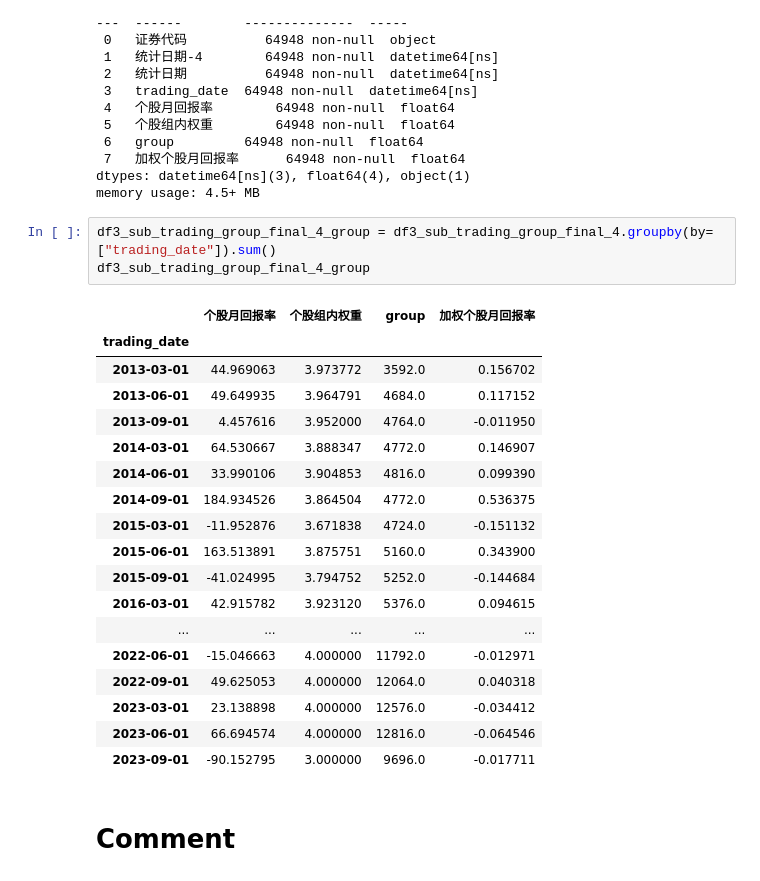
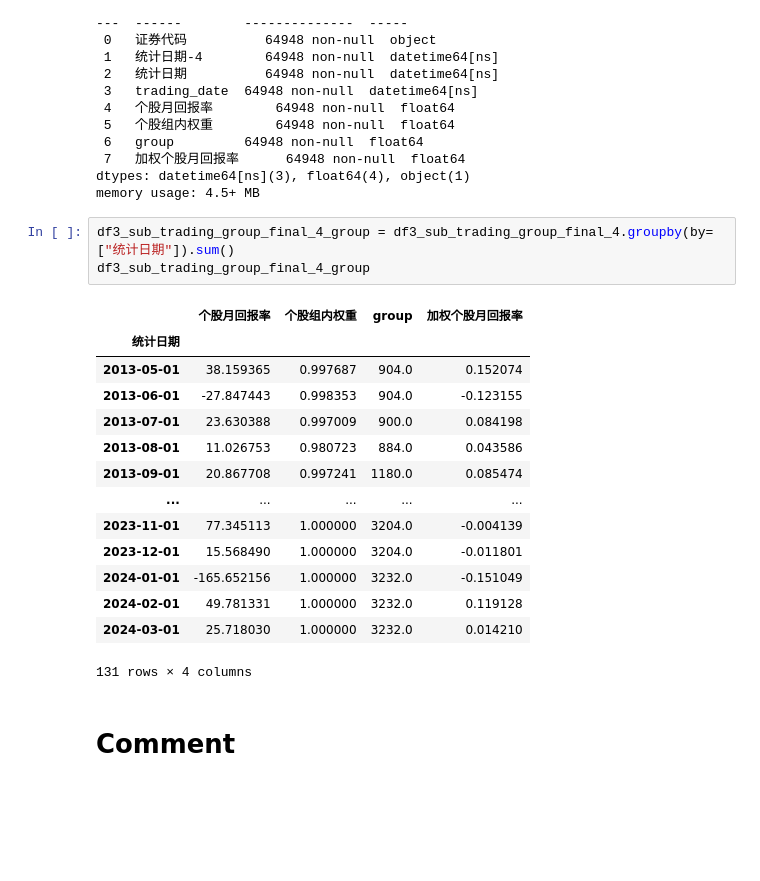
Before and after one commit to Prussia/playJupyter, a Jupyter notebook: testproj/计算加权回报率.ipynb, the cells around one changed output. Cells and saved outputs as stored; diff of their text form; blank space fills up the shorter version.

```diff
--- a/testproj/计算加权回报率.ipynb
+++ b/testproj/计算加权回报率.ipynb
@@ -1278,26 +1250,22 @@ Data columns (total 8 columns):
 dtypes: datetime64[ns](3), float64(4), object(1)
 memory usage: 4.5+ MB
 # %%
-df3_sub_trading_group_final_4_group = df3_sub_trading_group_final_4.groupby(by=["trading_date"]).sum()
+df3_sub_trading_group_final_4_group = df3_sub_trading_group_final_4.groupby(by=["统计日期"]).sum()
 df3_sub_trading_group_final_4_group
 # %% [output]
 |  | 个股月回报率 | 个股组内权重 | group | 加权个股月回报率 |
-| trading_date |  |  |  |  |
-| 2013-03-01 | 44.969063 | 3.973772 | 3592.0 | 0.156702 |
-| 2013-06-01 | 49.649935 | 3.964791 | 4684.0 | 0.117152 |
-| 2013-09-01 | 4.457616 | 3.952000 | 4764.0 | -0.011950 |
-| 2014-03-01 | 64.530667 | 3.888347 | 4772.0 | 0.146907 |
-| 2014-06-01 | 33.990106 | 3.904853 | 4816.0 | 0.099390 |
-| 2014-09-01 | 184.934526 | 3.864504 | 4772.0 | 0.536375 |
-| 2015-03-01 | -11.952876 | 3.671838 | 4724.0 | -0.151132 |
-| 2015-06-01 | 163.513891 | 3.875751 | 5160.0 | 0.343900 |
-| 2015-09-01 | -41.024995 | 3.794752 | 5252.0 | -0.144684 |
-| 2016-03-01 | 42.915782 | 3.923120 | 5376.0 | 0.094615 |
+| 统计日期 |  |  |  |  |
+| 2013-05-01 | 38.159365 | 0.997687 | 904.0 | 0.152074 |
+| 2013-06-01 | -27.847443 | 0.998353 | 904.0 | -0.123155 |
+| 2013-07-01 | 23.630388 | 0.997009 | 900.0 | 0.084198 |
+| 2013-08-01 | 11.026753 | 0.980723 | 884.0 | 0.043586 |
+| 2013-09-01 | 20.867708 | 0.997241 | 1180.0 | 0.085474 |
 | ... | ... | ... | ... | ... |
-| 2022-06-01 | -15.046663 | 4.000000 | 11792.0 | -0.012971 |
-| 2022-09-01 | 49.625053 | 4.000000 | 12064.0 | 0.040318 |
-| 2023-03-01 | 23.138898 | 4.000000 | 12576.0 | -0.034412 |
-| 2023-06-01 | 66.694574 | 4.000000 | 12816.0 | -0.064546 |
-| 2023-09-01 | -90.152795 | 3.000000 | 9696.0 | -0.017711 |
+| 2023-11-01 | 77.345113 | 1.000000 | 3204.0 | -0.004139 |
+| 2023-12-01 | 15.568490 | 1.000000 | 3204.0 | -0.011801 |
+| 2024-01-01 | -165.652156 | 1.000000 | 3232.0 | -0.151049 |
+| 2024-02-01 | 49.781331 | 1.000000 | 3232.0 | 0.119128 |
+| 2024-03-01 | 25.718030 | 1.000000 | 3232.0 | 0.014210 |
+131 rows × 4 columns
 # %% [markdown]
 # Comment
```
Also changed, not shown: parts of 5 cells of this notebook.
